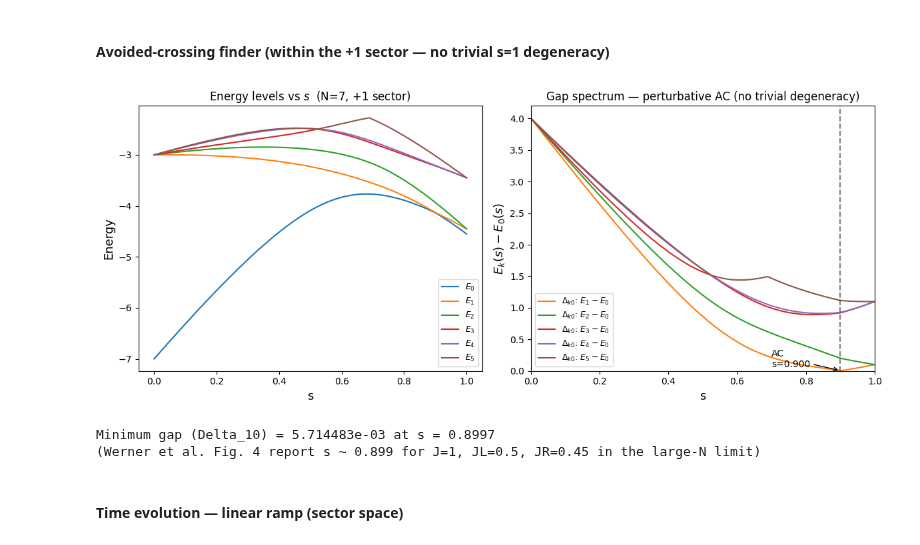
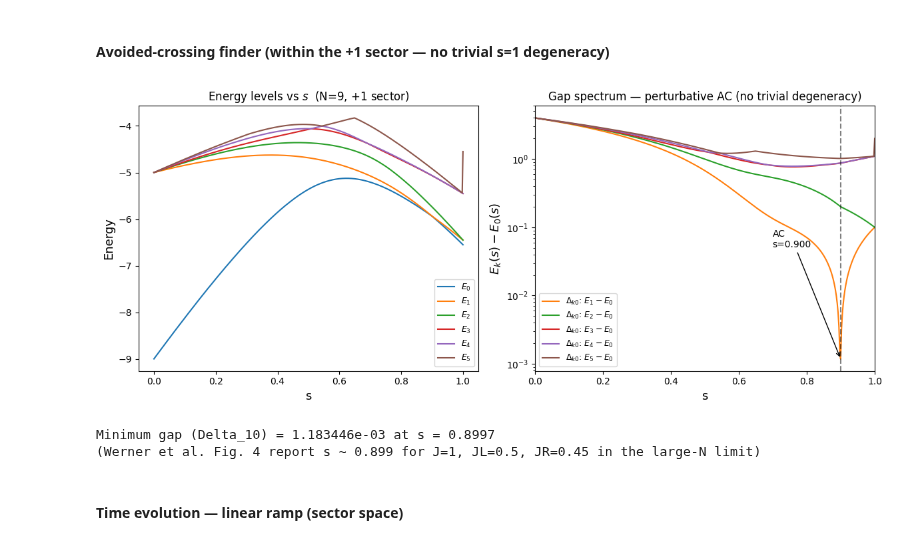
Before and after one commit to emacosta95/Magic4Annealing, a Jupyter notebook: FrustratedRing.ipynb, the cells around one changed output. Saved outputs shown, nothing was run; the diff lists cells and outputs as text; code cells hidden in the pictures.

```diff
--- a/FrustratedRing.ipynb
+++ b/FrustratedRing.ipynb
@@ -89,7 +89,7 @@ def frustrated_ring_jij_hz(N, J=1.0, JL=0.5, JR=0.45):
 
 
 # ── Standard parameter choice (Cote et al. Algorithm 2 / Werner et al. Fig. 4) ──
-N = 7  # odd; N=9,11,13 feasible for full 2^N exact diagonalization
+N = 9  # odd; N=9,11,13 feasible for full 2^N exact diagonalization
 J, JL, JR = 1.0, 0.5, 0.45
 
 jij, hz = frustrated_ring_jij_hz(N, J, JL, JR)
@@ -222,35 +224,36 @@ for k in range(1, n_levels):
     ax.plot(s_vals, gap, color=colors[k - 1], label=f"$\\Delta_{{k0}}$: $E_{k}-E_0$")
 ax.set_xlabel("s", fontsize=13)
 ax.set_ylabel("$E_k(s) - E_0(s)$", fontsize=13)
 ax.set_title("Gap spectrum — perturbative AC (no trivial degeneracy)")
 ax.legend(fontsize=9)
+ax.semilogy()
 ax.set_xlim(0, 1)
 ax.set_ylim(0, None)
 
 min_gap = spectra[:, 1] - E0
 s_mingap = s_vals[np.argmin(min_gap)]
 ax.axvline(
     s_mingap, color="k", linestyle="--", alpha=0.5, label=f"min gap @ s={s_mingap:.3f}"
 )
 ax.annotate(
     f"AC\ns={s_mingap:.3f}",
     xy=(s_mingap, min_gap.min()),
     xytext=(s_mingap - 0.2, min_gap.min() + 0.05),
     arrowprops=dict(arrowstyle="->", color="black"),
     fontsize=10,
 )
 
 plt.tight_layout()
 plt.savefig("frustrated_ring_avoided_crossing.png", dpi=150)
 plt.show()
 
 print(f"Minimum gap (Delta_10) = {min_gap.min():.6e} at s = {s_mingap:.4f}")
 print(
     "(Werner et al. Fig. 4 report s ~ 0.899 for J=1, JL=0.5, JR=0.45 in the large-N limit)"
 )
 # %% [output]
-[figure, old version]
+[figure, new version]
-Minimum gap (Delta_10) = 5.714483e-03 at s = 0.8997
+Minimum gap (Delta_10) = 1.183446e-03 at s = 0.8997
 (Werner et al. Fig. 4 report s ~ 0.899 for J=1, JL=0.5, JR=0.45 in the large-N limit)
 # %% [markdown]
 #### Time evolution — linear ramp (sector space)
```
Also changed, not shown: parts of 22 cells of this notebook, 20 other files.
